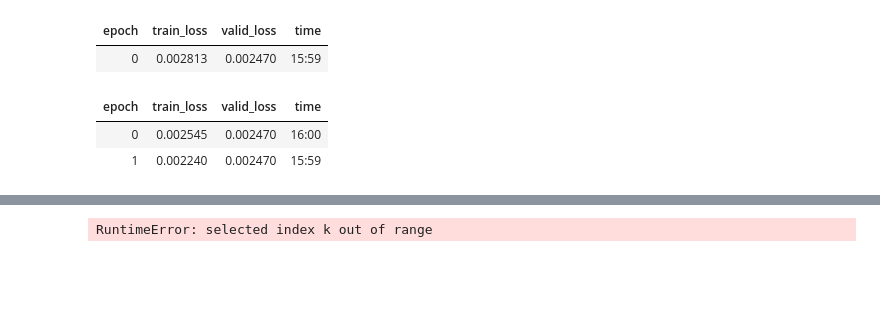
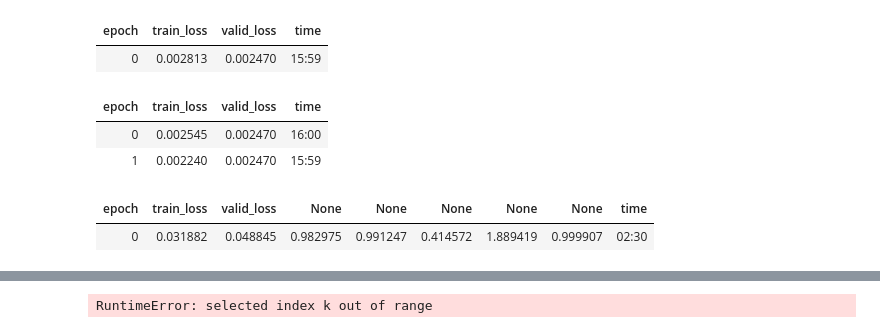
Before and after one commit to Leonn-Leon/Asbest_study, a Jupyter notebook: Камни.ipynb, the cells around one changed output, grey strips where cells are left out. Saved outputs shown, nothing was run; the diff lists cells and outputs as text; code cells hidden in the pictures; blank space fills up the shorter version.

```diff
--- a/Камни.ipynb
+++ b/Камни.ipynb
@@ -300,3 +300,8 @@ learn.fine_tune(2)
 | epoch | train_loss | valid_loss | time |
 | 0 | 0.002545 | 0.002470 | 16:00 |
 | 1 | 0.002240 | 0.002470 | 15:59 |
+# %%
+learn.fit_one_cycle(1)
+# %% [output]
+| epoch | train_loss | valid_loss | None | None | None | None | None | time |
+| 0 | 0.031882 | 0.048845 | 0.982975 | 0.991247 | 0.414572 | 1.889419 | 0.999907 | 02:30 |
```
Also changed, not shown: parts of 57 cells of this notebook, 9 other files.
